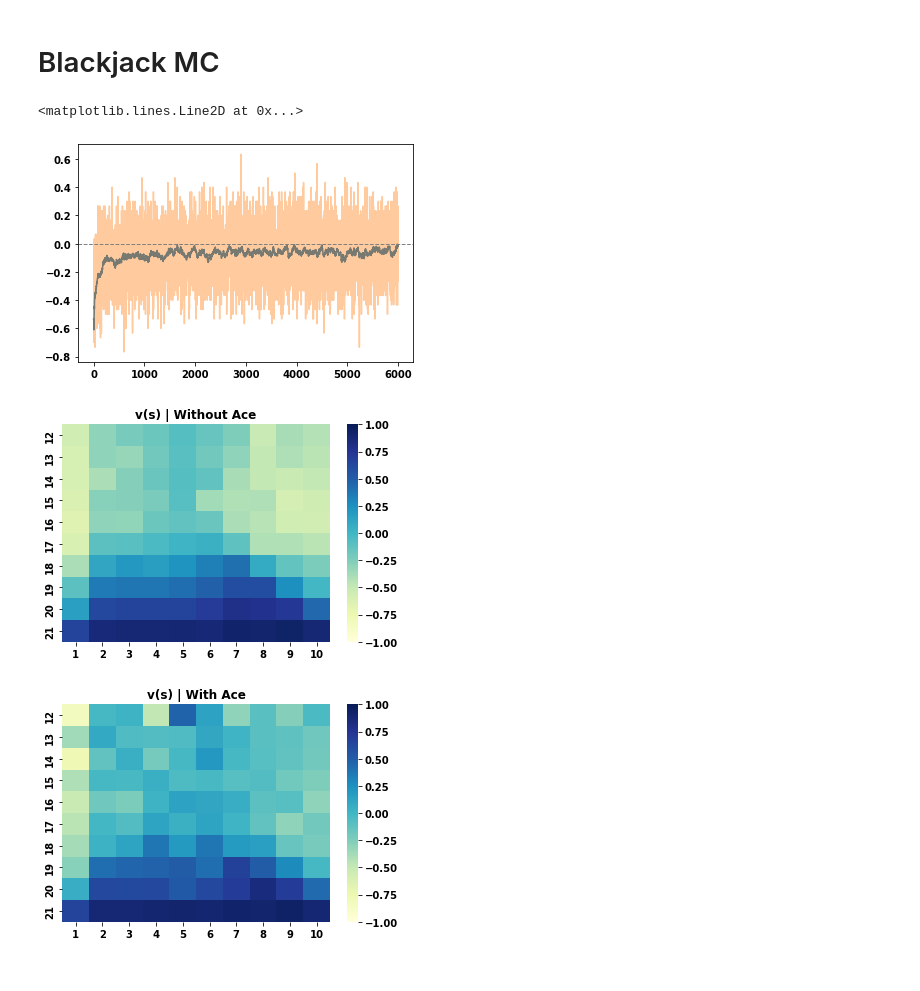
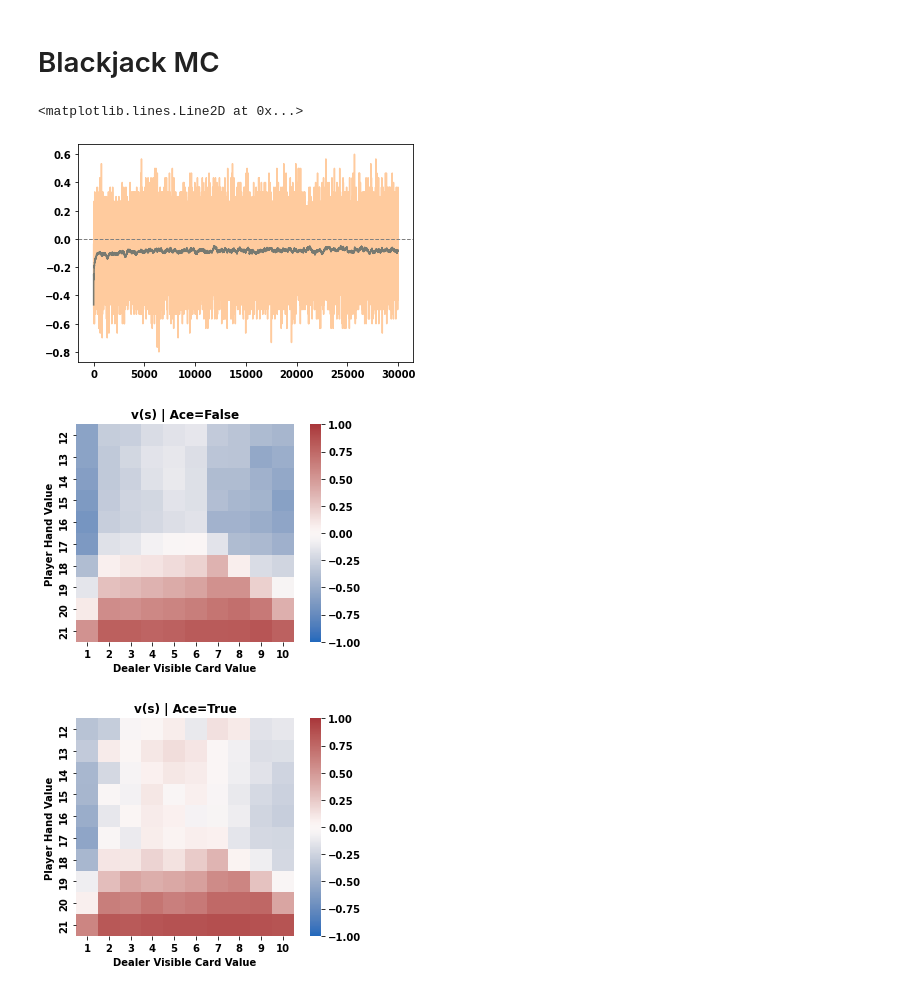
Before and after one commit to WHITSNAK/rflearn, a Jupyter notebook: notebooks/chapter 5.ipynb, the cells around one changed output. Drawn from its saved outputs; the diff is of its cells as text; code cells hidden in the pictures.

```diff
--- a/notebooks/chapter 5.ipynb
+++ b/notebooks/chapter 5.ipynb
@@ -112,11 +109,11 @@ def fix_policy(env, threshold=20):
     policy = np.array(policy).astype('float')
     return policy
 # %%
-game = BlackJack(debug=False)
+game = BlackJack()
 value = np.zeros(shape=len(game.S))
 # policy = fix_policy(game, 20)
 policy = random_policy(game)
 
 mc_model = MCEpsilonSoft(game, value, policy)
-mc_model.fit(gamma=1, epsilon=0.01, kbatch=30)
+mc_model.fit(gamma=1, epsilon=0.1, kbatch=30)
 # %%
@@ -124,14 +121,16 @@ mc_model.transform(6000)
 # %%
-pd.Series(mc_model.hist['avg_r']).ewm(halflife=25).mean().plot()
+pd.Series(mc_model.hist['avg_r']).ewm(halflife=100).mean().plot()
 pd.Series(mc_model.hist['avg_r']).plot(alpha=0.4)
 plt.axhline(0, linestyle='--', color='grey',linewidth=1)
 # %% [output]
 <matplotlib.lines.Line2D at 0x...>
-[figure, old version]
+[figure, new version]
 # %%
-idx = pd.MultiIndex.from_tuples([game._to_state(s) for s in game.S])
+idx = pd.MultiIndex.from_tuples([s for s in game])
+
 q_vals = pd.Series(mc_model.qvalue).unstack()[game.A]
 q_vals.index = idx
+
 pi_vals = pd.DataFrame(mc_model.policy, index=mc_model.env.S, columns=mc_model.env.A)
 pi_vals.index = idx
 v_vals = (q_vals * pi_vals).sum(1)
@@ -141,13 +140,13 @@ cnts.index = idx
 # %%
 import seaborn as sns
 
-d = np.round(v_vals.unstack(), 2).T
-sns.heatmap(d[False].T, vmin=-1, vmax=1, cmap="YlGnBu")
-plt.title('v(s) | Without Ace')
-plt.show()
-sns.heatmap(d[True].T, vmin=-1, vmax=1, cmap="YlGnBu")
-plt.title('v(s) | With Ace')
-plt.show()
+d = v_vals.unstack().T
+for flag in [False, True]:
+    ax = sns.heatmap(d[flag].T, vmin=-1, vmax=1, center=0, square=True, cmap="vlag")
+    plt.title(f'v(s) | Ace={flag}')
+    plt.xlabel('Dealer Visible Card Value')
+    plt.ylabel('Player Hand Value')
+    plt.show()
 # %% [output]
-[figure, old version]
+[figure, new version]
-[figure, old version]
+[figure, new version]
```
Also changed, not shown: parts of 3 cells of this notebook, 2 other files.
